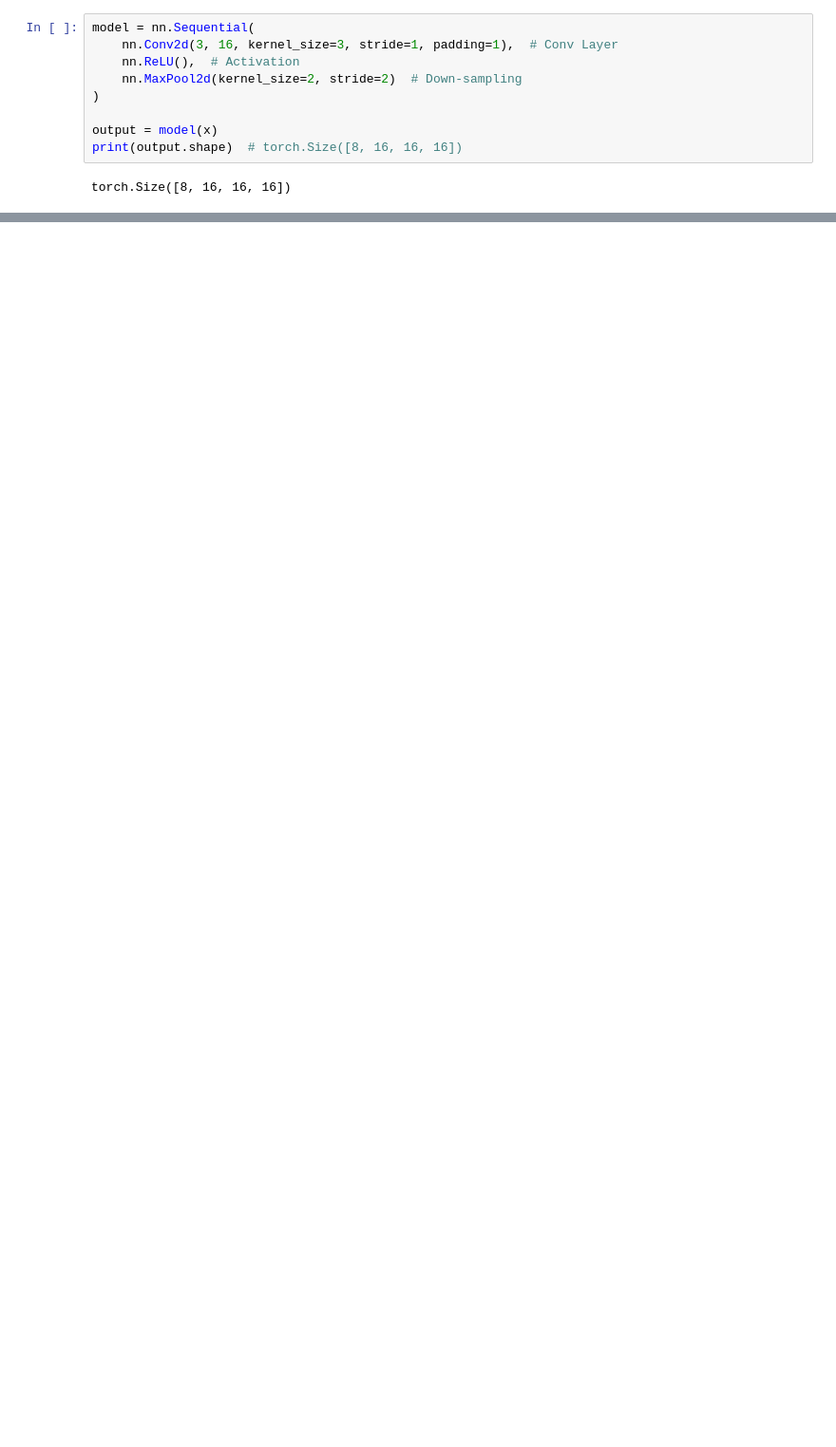
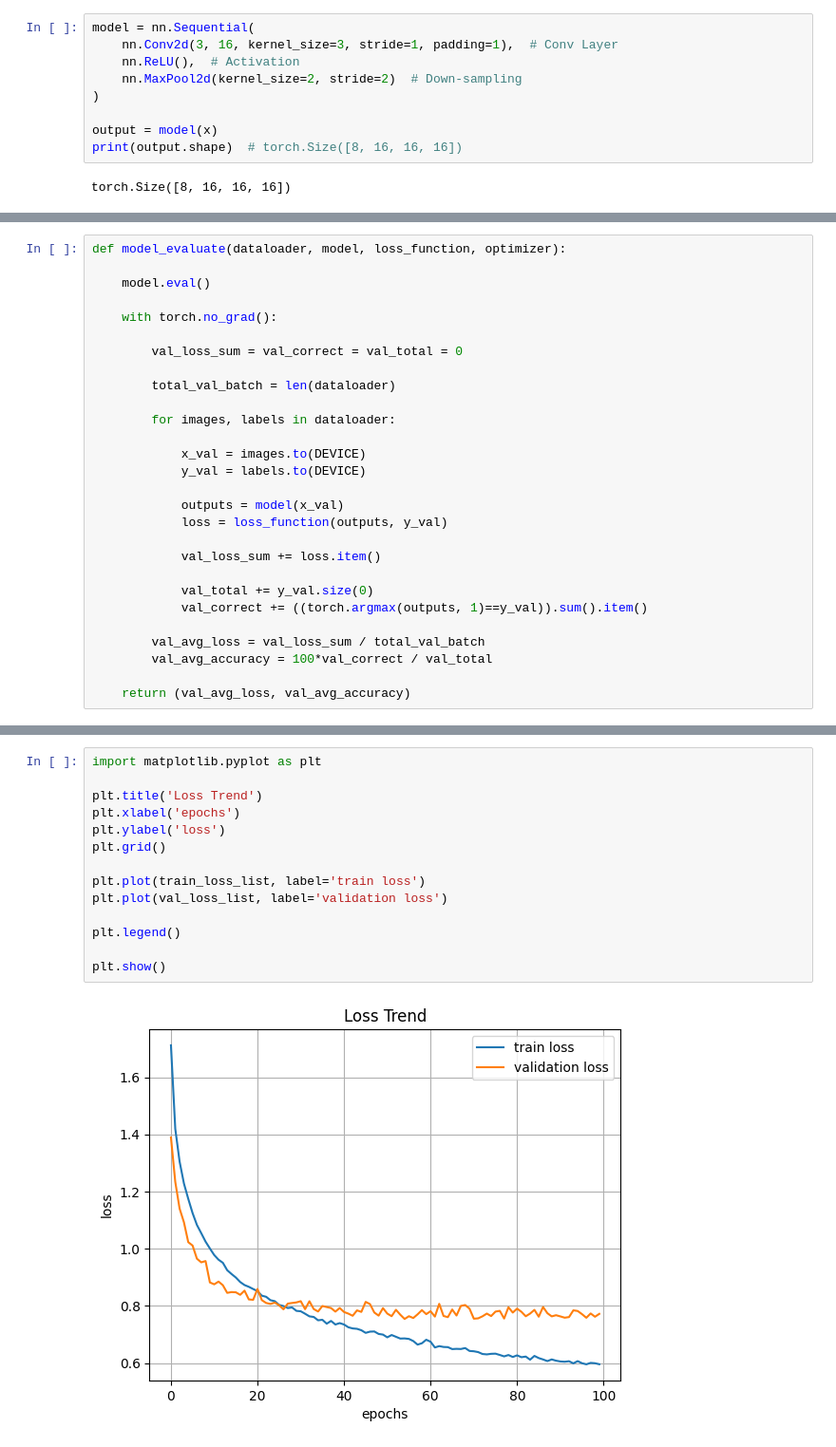
Before and after one commit to groundivy-dev1/Test01, a Jupyter notebook: ai_a_17_cnn.ipynb, the cells around one changed output, grey strips where cells are left out. Shown: that part at 95% size. Drawn from its saved outputs; the diff is of its cells as text; blank space fills up the shorter version.

```diff
--- a/ai_a_17_cnn.ipynb
+++ b/ai_a_17_cnn.ipynb
@@ -49,0 +215,28 @@ torch.Size([8, 16, 16, 16])
+# %%
+def model_evaluate(dataloader, model, loss_function, optimizer):
+
+    model.eval()
+
+    with torch.no_grad():
+
+        val_loss_sum = val_correct = val_total = 0
+
+        total_val_batch = len(dataloader)
+
+        for images, labels in dataloader:
+
+            x_val = images.to(DEVICE)
+            y_val = labels.to(DEVICE)
+
+            outputs = model(x_val)
+            loss = loss_function(outputs, y_val)
+
+            val_loss_sum += loss.item()
+
+            val_total += y_val.size(0)
+            val_correct += ((torch.argmax(outputs, 1)==y_val)).sum().item()
+
+        val_avg_loss = val_loss_sum / total_val_batch
+        val_avg_accuracy = 100*val_correct / val_total
+
+    return (val_avg_loss, val_avg_accuracy)
@@ -49,0 +333,16 @@ torch.Size([8, 16, 16, 16])
+# %%
+import matplotlib.pyplot as plt
+
+plt.title('Loss Trend')
+plt.xlabel('epochs')
+plt.ylabel('loss')
+plt.grid()
+
+plt.plot(train_loss_list, label='train loss')
+plt.plot(val_loss_list, label='validation loss')
+
+plt.legend()
+
+plt.show()
+# %% [output]
+[figure, added]
```
Also changed, not shown: parts of 23 cells of this notebook.
